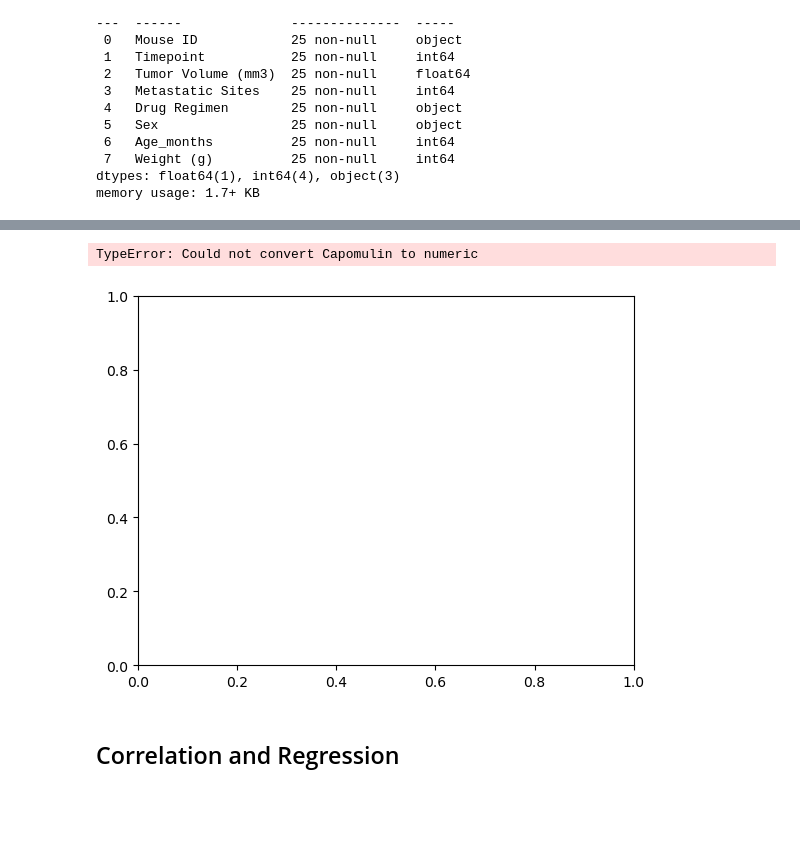
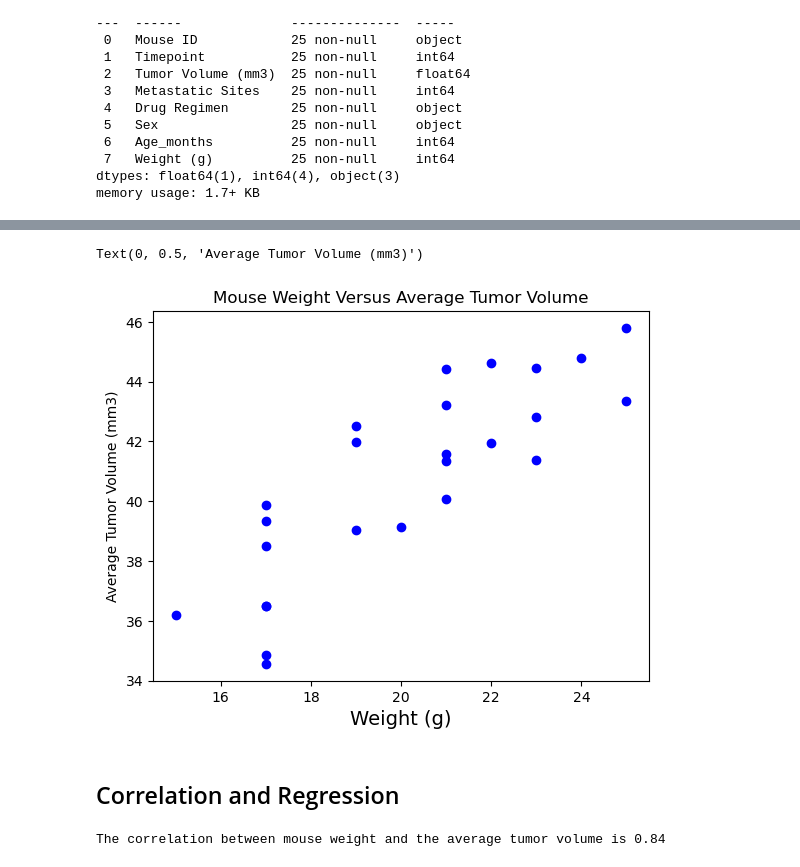
Before and after one commit to Stutimp/Pymaceuticals-Inc.-SCC-Treatment-Data-Visualization-using-Matplotlib-and-Pandas, a Jupyter notebook: Pymaceuticals/Pymaceuticals Final Report.ipynb, the cells around one changed output, grey strips where cells are left out. Drawn from its saved outputs; the diff is of its cells as text; code cells hidden in the pictures; blank space fills up the shorter version.

```diff
--- a/Pymaceuticals/Pymaceuticals Final Report.ipynb
+++ b/Pymaceuticals/Pymaceuticals Final Report.ipynb
@@ -443,3 +463,7 @@ Data columns (total 8 columns):
  7   Weight (g)          25 non-null     int64
 dtypes: float64(1), int64(4), object(3)
 memory usage: 1.7+ KB
+# %%
+#grouped_capo_data = Capomulin_merge.groupby(["Mouse ID"])
+grouped_capo_data = Capomulin_regimen.groupby(["Mouse ID"])
+grouped_capo_data
@@ -445,0 +472,5 @@ memory usage: 1.7+ KB
+# %%
+# Generate a scatter plot of mouse weight vs. the average observed tumor volume for the entire Capomulin regimen
+#average_TumorVo_Capo = grouped_capo_data["Tumor Volume (mm3)"].mean()
+average_TumorVo_Capo = grouped_capo_data["Tumor Volume (mm3)"].mean()
+average_TumorVo_Capo.count()
@@ -445,0 +499,4 @@ memory usage: 1.7+ KB
+# %%
+# Merge Capomulin_merge with the calculated average tumor volume
+Capomulin_merge = Capomulin_merge.merge(average_TumorVo_Capo, on="Mouse ID", how="left")
+Capomulin_merge.head()
@@ -445,0 +510,7 @@ memory usage: 1.7+ KB
+# %%
+#renaming the column now
+Capomulin_merge = Capomulin_merge.rename(columns={"Tumor Volume (mm3)_x": "Tumor Volume (mm3)",
+                                                  "Tumor Volume (mm3)_y":"Average Tumor Volume (mm3)"})
+
+
+Capomulin_merge.head()
@@ -446,18 +537,24 @@ memory usage: 1.7+ KB
 # %%
 # Generate a scatter plot of mouse weight vs. the average observed tumor volume for the entire Capomulin regimen
 fig1, ax1 = plt.subplots()
-avg_capm_vol =Capomulin_merge.groupby(['Mouse ID']).mean()
-
+x_axis = Capomulin_merge["Weight (g)"]
+y_axis = Capomulin_merge["Average Tumor Volume (mm3)"]
 marker_size=15
-plt.scatter(avg_capm_vol['Weight (g)'],avg_capm_vol['Tumor Volume (mm3)'], color="blue")
+plt.scatter(x_axis, y_axis, color="blue")
 plt.title('Mouse Weight Versus Average Tumor Volume')
 plt.xlabel('Weight (g)',fontsize =14)
-plt.ylabel('Averag Tumor Volume (mm3)')
+plt.ylabel('Average Tumor Volume (mm3)')
 # %% [output]
-TypeError: Could not convert Capomulin to numeric
+Text(0, 0.5, 'Average Tumor Volume (mm3)')
-[figure, old version]
+[figure, new version]
 # %% [markdown]
 ## Correlation and Regression
 # %%
 # Calculate the correlation coefficient and a linear regression model
 # for mouse weight and average observed tumor volume for the entire Capomulin regimen
+#First calculating the correlation coefficient
+
+co_eff = st.pearsonr(Capomulin_merge["Weight (g)"],Capomulin_merge["Average Tumor Volume (mm3)"])
+print(f"The correlation between mouse weight and the average tumor volume is {round(co_eff[0],2)}")
+# %% [output]
+The correlation between mouse weight and the average tumor volume is 0.84
```
Also changed, not shown: parts of 13 cells of this notebook, 1 other file.
